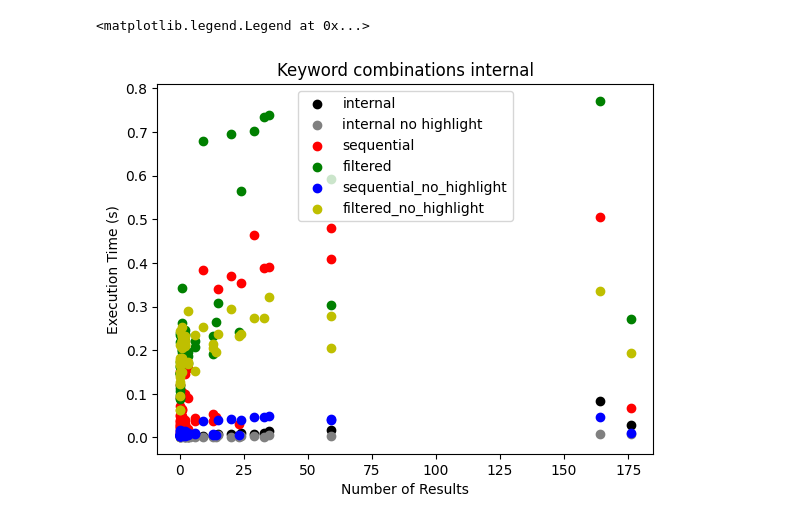
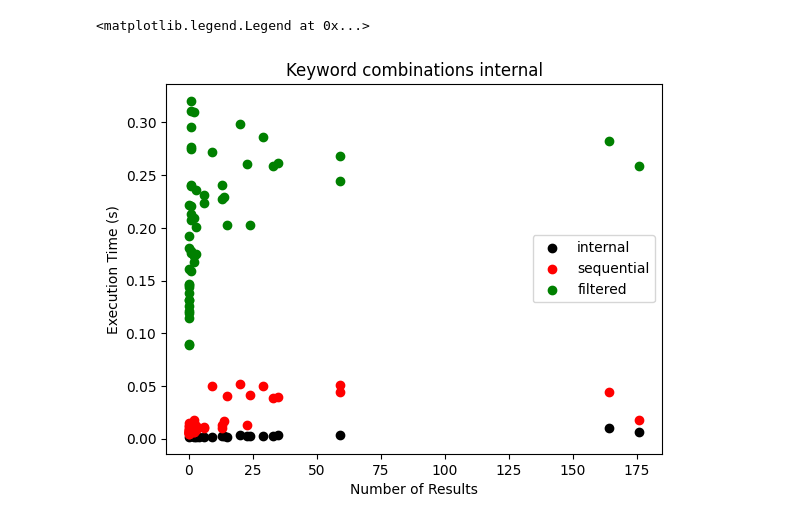
Before and after one commit to lbhm/fainder-demo, a Jupyter notebook: backend/performance_tests/analysis.ipynb, the cells around one changed output. Saved outputs shown, nothing was run; the diff lists cells and outputs as text; code cells hidden in the pictures.

Commit message:
remove: highlighting from perf analysis

```diff
--- a/backend/performance_tests/analysis.ipynb
+++ b/backend/performance_tests/analysis.ipynb
@@ -225,54 +225,36 @@ kw_internal = keyword_combinations_internal[keyword_combinations_internal["num_t
 kw_internal = kw_internal[kw_internal["results_consistent"] == True]
 
 
-# for kw external on line per scenario
-scenarios = kw["scenario"].unique()
-# compare the execution time of the keyword queries with len(ids) == 2 and the execution time of the percentile queries with len(ids) == 2 with different scenarios in two separate plots with bar charts
-
-
 scenarios = kw_internal["scenario"].unique()
-no_highlighted_scenarios = []
-highlighted_scenarios = []
 for i in scenarios:
     if "no_highlight" in i:
-        no_highlighted_scenarios.append(i)
-    else:
-        highlighted_scenarios.append(i)
+        exit()
 
-df_highlighted = kw_internal[kw_internal["scenario"].isin(highlighted_scenarios)]
-df_no_highlighted = kw_internal[kw_internal["scenario"].isin(no_highlighted_scenarios)]
+df = kw_internal.groupby("num_results")["execution_time"].mean()
+plt.scatter(df.index, df, label="internal", color="black")
 
-df_highlighted = df_highlighted.groupby("num_results")["execution_time"].mean()
-
-plt.scatter(df_highlighted.index, df_highlighted, label="internal", color="black")
-
-df_no_highlighted = df_no_highlighted.groupby("num_results")["execution_time"].mean()
-
-plt.scatter(
-    df_no_highlighted.index, df_no_highlighted, label="internal no highlight", color="grey"
-)
 
 # add external kw
 kw = kw[kw["results_consistent"] == True]
 
 # plot per scenario
 
 scenarios = kw["scenario"].unique()
 colors = ["r", "g", "b", "y", "c", "m", "k"]
 
 for i, scenario in enumerate(scenarios):
     df = kw[kw["scenario"] == scenario]
 
     plt.scatter(df["num_results"], df["execution_time"], label=scenario, color=colors[i])
 
 
 plt.xlabel("Number of Results")
 
 plt.ylabel("Execution Time (s)")
 
 plt.title("Keyword combinations internal")
 
 plt.legend()
 # %% [output]
 <matplotlib.legend.Legend at 0x...>
-[figure, old version]
+[figure, new version]
```
Also changed, not shown: parts of 6 cells of this notebook, 2 other files.
